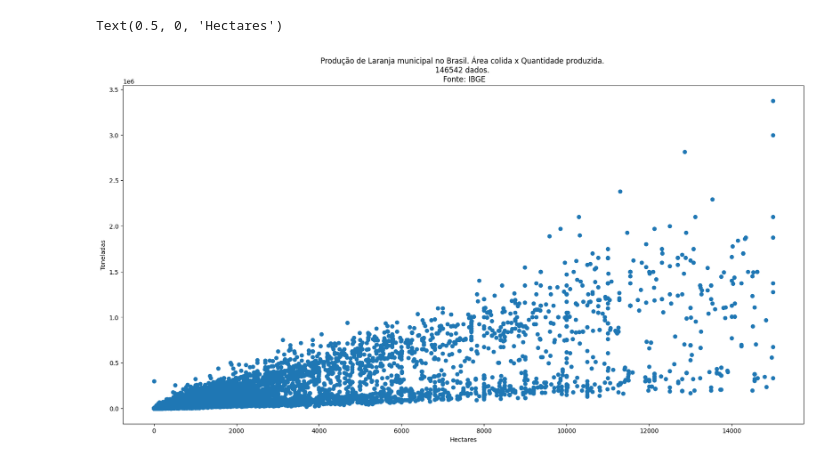
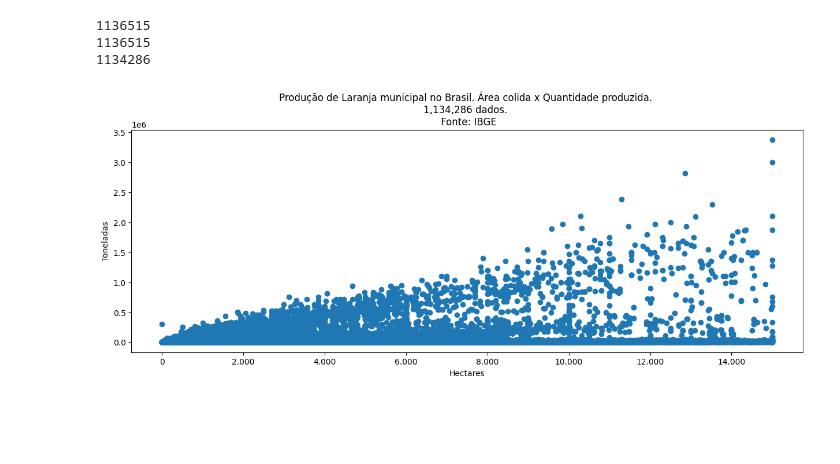
Before and after one commit to wdvictor/linear-regression, a Jupyter notebook: main.ipynb, the cells around one changed output. Drawn from its saved outputs; the diff is of its cells as text; code cells hidden in the pictures; blank space fills up the shorter version.

Commit message:
ploting data

```diff
--- a/main.ipynb
+++ b/main.ipynb
@@ -9,9 +10,13 @@ from io import StringIO
 gclient = storage.Client.from_service_account_json('key.json')
 # %%
 bucket = gclient.bucket('lavoura_permanente')
-blobs = list(bucket.list_blobs())
+blobs = bucket.list_blobs()
+single_blob = next(blobs)
+df = pd.read_csv(StringIO(single_blob.download_as_text()))
 
-for blob in blobs:
-
-    print(blob)
+print(df.head())
+# for blob in blobs:
+#     b: Blob = blob
+#     data = pd.DataFrame(StringIO(b.download_as_string()))
+#     print(data.head())
 # %% [output]
@@ -19,21 +43,28 @@ for blob in blobs:
+# %%
+
+df = df.dropna(subset='area_colhida')
+df = df.dropna(subset='quantidade_produzida')
+x_axis = df[df['area_colhida'] <= 25000]['area_colhida']
+y_axis = df[df['area_colhida'] <= 25000]['quantidade_produzida']
+
+print(len(x_axis))
+# %% [output]
+1136515
+1136515
+1134286
+# %%
+def formatar_milhar(valor, pos):
+    return f'{int(valor):,}'.replace(',', '.')
 # %%
-df = df.dropna(subset='area_colhida')
-df = df.dropna(subset='quantidade_produzida')
 
 df = df[df['produto'] == 'Laranja']
 
-x_axis = df[df['area_colhida'] <= 15000]['area_colhida']
-y_axis = df[df['area_colhida'] <= 15000]['quantidade_produzida']
-
-
-data_lenght = len(x_axis)
 
 plt.figure(figsize=(15, 5))
 plt.scatter(x_axis, y_axis)
-plt.title(f'Produção de Laranja municipal no Brasil. Área colida x Quantidade produzida. \n{data_lenght} dados. \n Fonte: IBGE')
-
+plt.title(f'Produção de Laranja municipal no Brasil. Área colida x Quantidade produzida. \n{len(x_axis):,} dados. \n Fonte: IBGE')
 plt.ylabel('Toneladas')
 plt.xlabel('Hectares')
+plt.gca().xaxis.set_major_formatter(FuncFormatter(formatar_milhar))
 # %% [output]
-Text(0.5, 0, 'Hectares')
-[figure, old version]
+[figure, new version]
```
Also changed, not shown: parts of 2 cells of this notebook.
